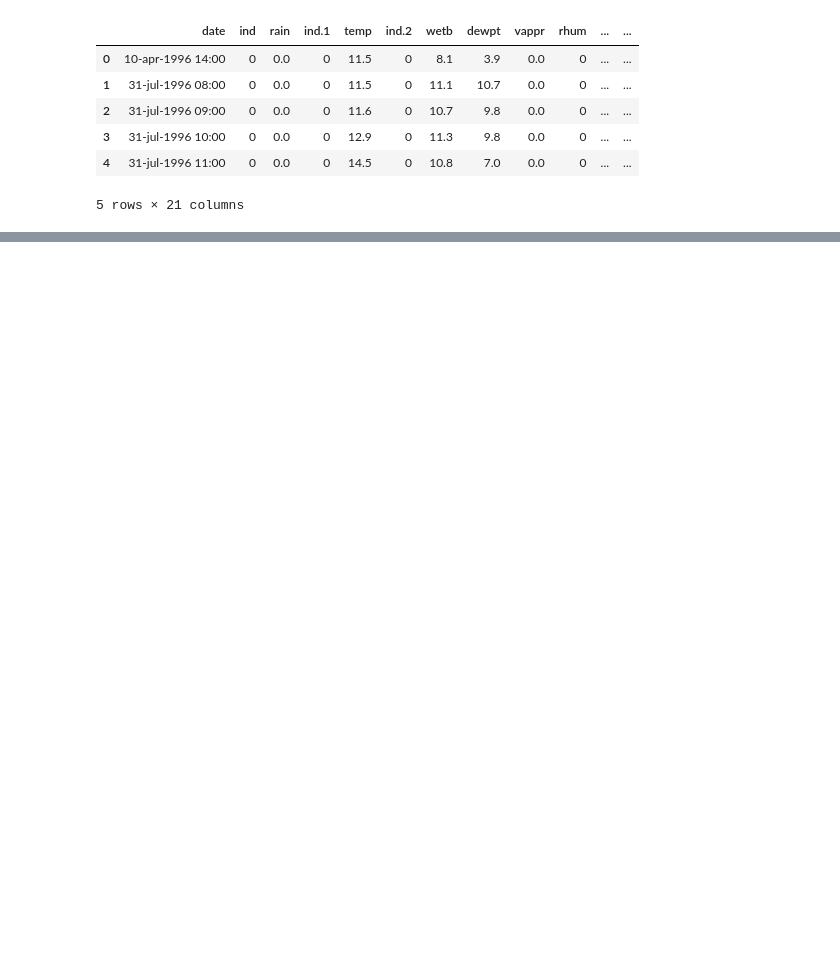
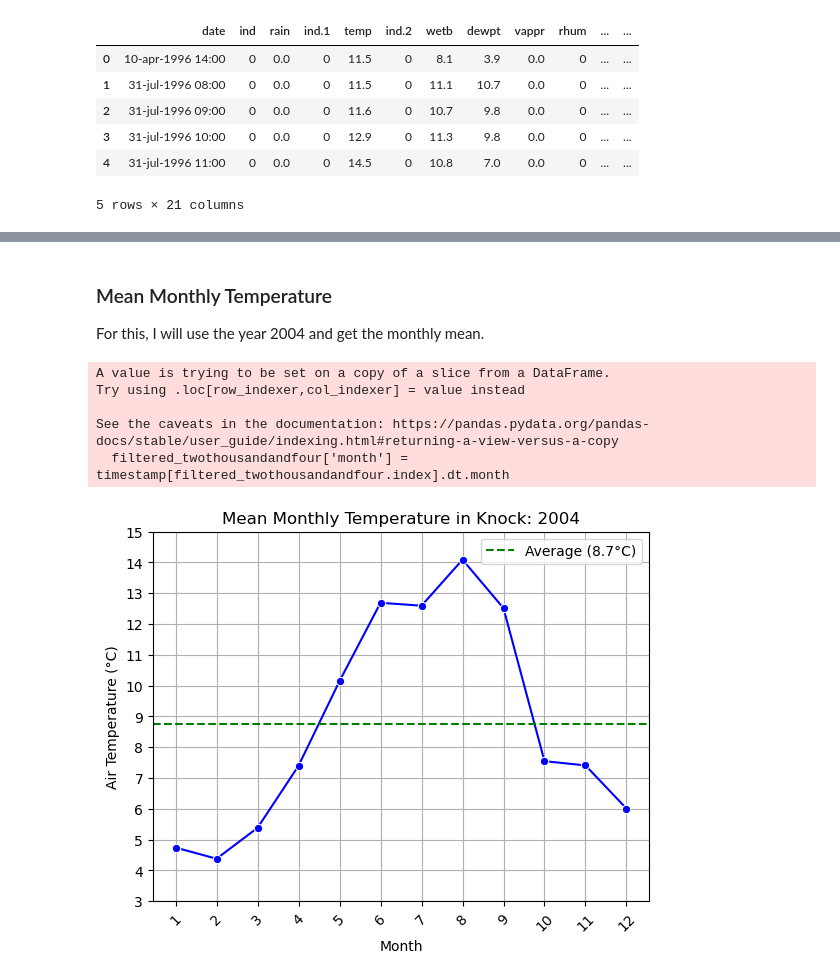
Before and after one commit to MylesHenehan/pfda, a Jupyter notebook: assignments/assignment_6_weather.ipynb, the cells around one changed output, grey strips where cells are left out. Drawn from its saved outputs; the diff is of its cells as text; code cells hidden in the pictures; blank space fills up the shorter version.

```diff
--- a/assignments/assignment_6_weather.ipynb
+++ b/assignments/assignment_6_weather.ipynb
@@ -28,0 +109,36 @@ df.head()
+# %% [markdown]
+### Mean Monthly Temperature
+For this, I will use the year 2004 and get the monthly mean.
+# %%
+filtered_twothousandandfour = df[(timestamp.dt.year == 2004)]
+
+filtered_twothousandandfour['month'] = timestamp[filtered_twothousandandfour.index].dt.month
+monthlymean = filtered_twothousandandfour.groupby('month')['temp'].mean()
+
+
+months = monthlymean.index
+temp = monthlymean.values
+
+
+sns.lineplot(x=months, y=temp, marker='o', color='b')
+
+plt.title("Mean Monthly Temperature in Knock: 2004")
+plt.xlabel("Month")
+plt.ylabel("Air Temperature (°C)")
+plt.xticks(np.arange(1,13,1), rotation=45)
+plt.yticks(np.arange(int(temp.min()) - 1, int(temp.max()) + 2, 1))
+plt.grid()
+
+avgtemp = temp.mean()
+plt.axhline(avgtemp, color='g', linestyle='--', label=f"Average ({avgtemp:.1f}°C)")
+
+plt.legend()
+
+plt.show()
+# %% [output]
+A value is trying to be set on a copy of a slice from a DataFrame.
+Try using .loc[row_indexer,col_indexer] = value instead
+
+See the caveats in the documentation: https://pandas.pydata.org/pandas-docs/stable/user_guide/indexing.html#returning-a-view-versus-a-copy
+  filtered_twothousandandfour['month'] = timestamp[filtered_twothousandandfour.index].dt.month
+[figure, added]
```
Also changed, not shown: parts of 14 cells of this notebook.
